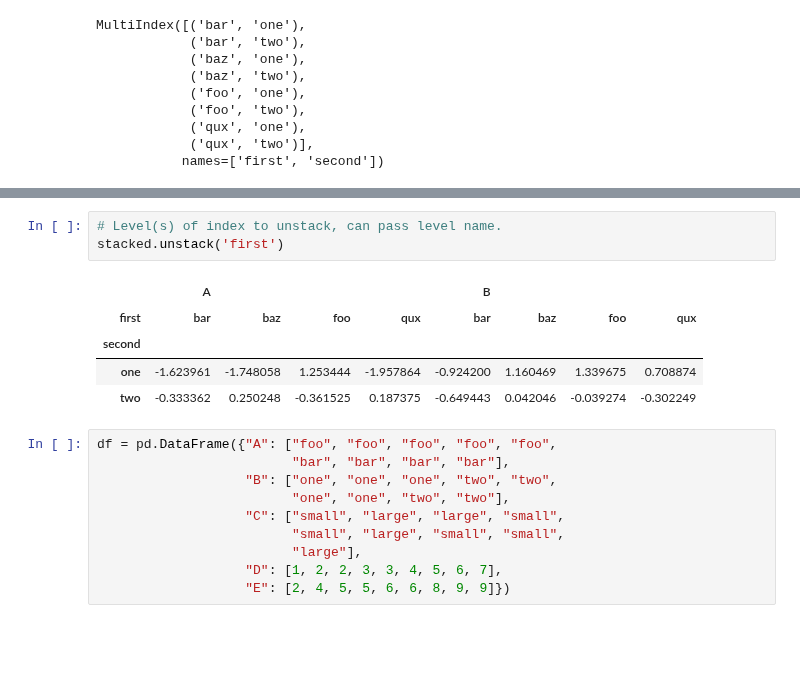
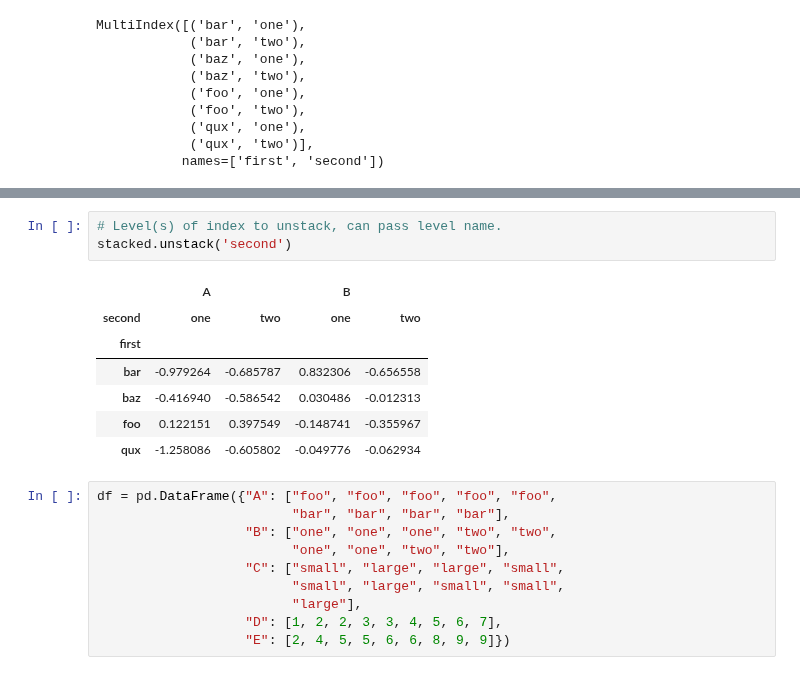
Before and after one commit to sedv8808/LighthouseLabs, a Jupyter notebook: W02D3/W02D3_Other_Data_Types.ipynb, the cells around one changed output, grey strips where cells are left out. Cells and saved outputs as stored; diff of their text form; blank space fills up the shorter version.

```diff
--- a/W02D3/W02D3_Other_Data_Types.ipynb
+++ b/W02D3/W02D3_Other_Data_Types.ipynb
@@ -165,12 +165,14 @@ stacked.unstack()
 # %%
 # Level(s) of index to unstack, can pass level name.
-stacked.unstack('first')
+stacked.unstack('second')
 # %% [output]
-|  | A |  |  |  | B |  |  |  |
-| first | bar | baz | foo | qux | bar | baz | foo | qux |
-| second |  |  |  |  |  |  |  |  |
-| one | -1.623961 | -1.748058 | 1.253444 | -1.957864 | -0.924200 | 1.160469 | 1.339675 | 0.708874 |
-| two | -0.333362 | 0.250248 | -0.361525 | 0.187375 | -0.649443 | 0.042046 | -0.039274 | -0.302249 |
+|  | A |  | B |  |
+| second | one | two | one | two |
+| first |  |  |  |  |
+| bar | -0.979264 | -0.685787 | 0.832306 | -0.656558 |
+| baz | -0.416940 | -0.586542 | 0.030486 | -0.012313 |
+| foo | 0.122151 | 0.397549 | -0.148741 | -0.355967 |
+| qux | -1.258086 | -0.605802 | -0.049776 | -0.062934 |
 # %%
 df = pd.DataFrame({"A": ["foo", "foo", "foo", "foo", "foo",
                          "bar", "bar", "bar", "bar"],
```
Also changed, not shown: parts of 14 cells of this notebook, 1 other file.
